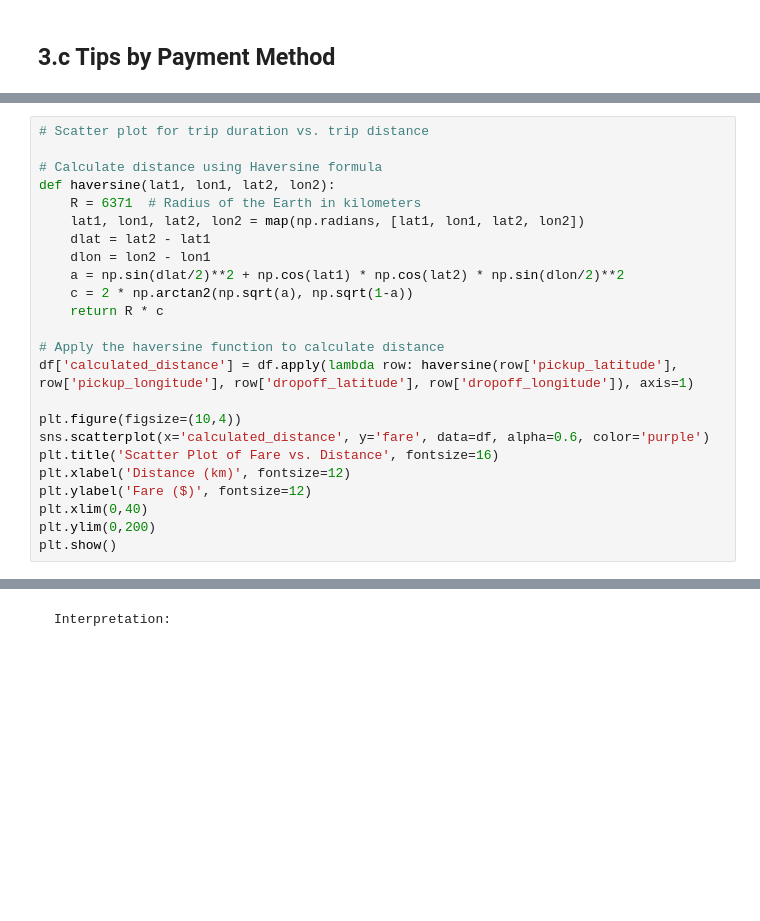
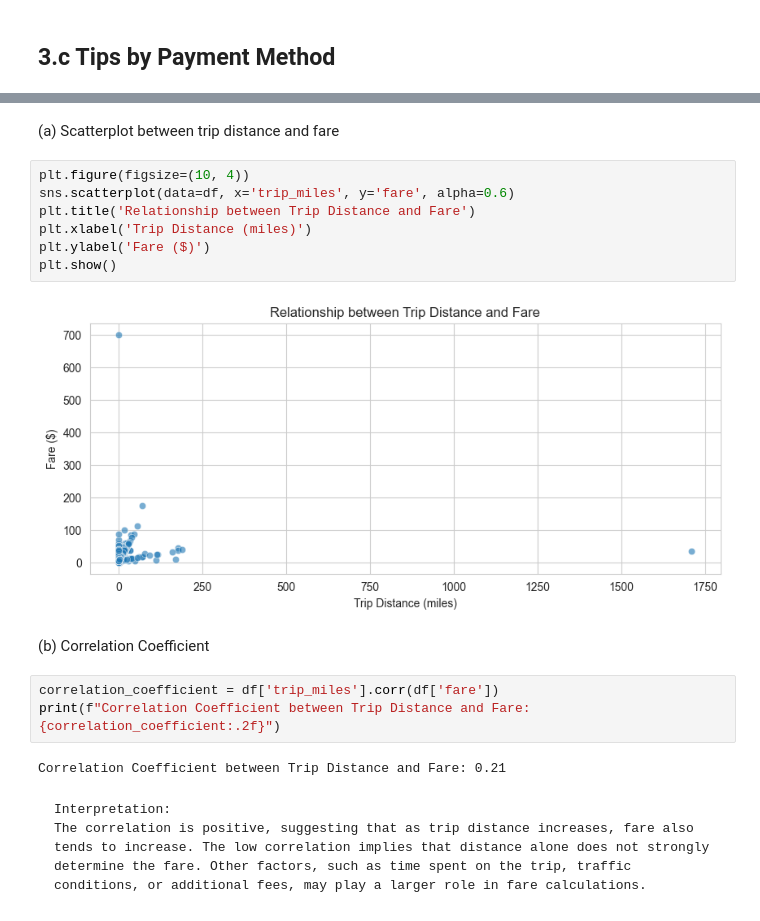
Before and after one commit to MalayKedia/CS215_assignments, a Jupyter notebook: Assignment5/Q3.ipynb, the cells around one changed output, grey strips where cells are left out. Cells and saved outputs as stored; diff of their text form; blank space fills up the shorter version.

````diff
--- a/Assignment5/Q3.ipynb
+++ b/Assignment5/Q3.ipynb
@@ -404,24 +207,0 @@ Interpretation:
-# %%
-# Scatter plot for trip duration vs. trip distance
-
-# Calculate distance using Haversine formula
-def haversine(lat1, lon1, lat2, lon2):
-    R = 6371  # Radius of the Earth in kilometers
-    lat1, lon1, lat2, lon2 = map(np.radians, [lat1, lon1, lat2, lon2])
-    dlat = lat2 - lat1
-    dlon = lon2 - lon1
-    a = np.sin(dlat/2)**2 + np.cos(lat1) * np.cos(lat2) * np.sin(dlon/2)**2
-    c = 2 * np.arctan2(np.sqrt(a), np.sqrt(1-a))
-    return R * c
-
-# Apply the haversine function to calculate distance
-df['calculated_distance'] = df.apply(lambda row: haversine(row['pickup_latitude'], row['pickup_longitude'], row['dropoff_latitude'], row['dropoff_longitude']), axis=1)
-
-plt.figure(figsize=(10,4))
-sns.scatterplot(x='calculated_distance', y='fare', data=df, alpha=0.6, color='purple')
-plt.title('Scatter Plot of Fare vs. Distance', fontsize=16)
-plt.xlabel('Distance (km)', fontsize=12)
-plt.ylabel('Fare ($)', fontsize=12)
-plt.xlim(0,40)
-plt.ylim(0,200)
-plt.show()
@@ -446,4 +208,23 @@ Correlation Coefficient: 0.05424040839795119
-# %% [markdown]
-```
-Interpretation:
-```
+# %% [markdown]
+(a) Scatterplot between trip distance and fare
+# %%
+plt.figure(figsize=(10, 4))
+sns.scatterplot(data=df, x='trip_miles', y='fare', alpha=0.6)
+plt.title('Relationship between Trip Distance and Fare')
+plt.xlabel('Trip Distance (miles)')
+plt.ylabel('Fare ($)')
+plt.show()
+# %% [output]
+[figure, added]
+# %% [markdown]
+(b) Correlation Coefficient
+# %%
+correlation_coefficient = df['trip_miles'].corr(df['fare'])
+print(f"Correlation Coefficient between Trip Distance and Fare: {correlation_coefficient:.2f}")
+# %% [output]
+Correlation Coefficient between Trip Distance and Fare: 0.21
+# %% [markdown]
+```
+Interpretation:
+The correlation is positive, suggesting that as trip distance increases, fare also tends to increase. The low correlation implies that distance alone does not strongly determine the fare. Other factors, such as time spent on the trip, traffic conditions, or additional fees, may play a larger role in fare calculations.
+```
````
Also changed, not shown: parts of 27 cells of this notebook, 3 other files.
